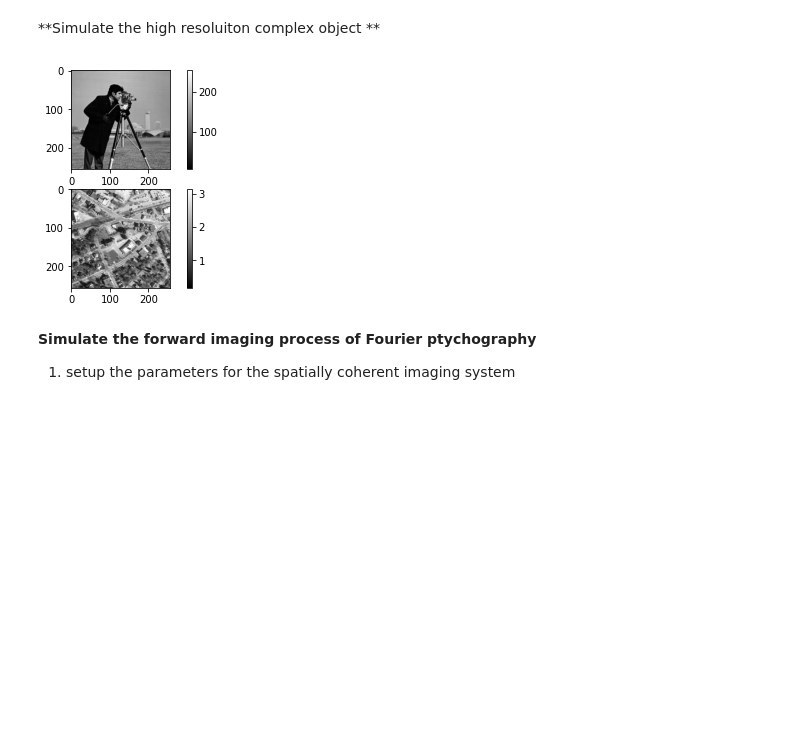
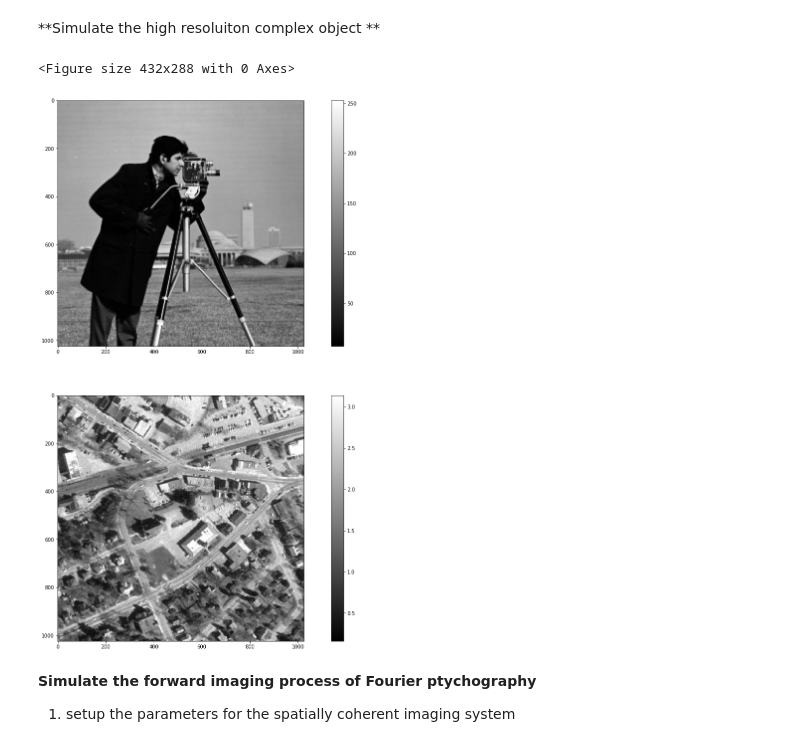
Before and after one commit to KyungchulLee/FPM-simulation, a Jupyter notebook: Basic Fourier Ptychography_v2.ipynb, the cells around one changed output. Drawn from its saved outputs; the diff is of its cells as text; code cells hidden in the pictures; blank space fills up the shorter version.

```diff
--- a/Basic Fourier Ptychography_v2.ipynb
+++ b/Basic Fourier Ptychography_v2.ipynb
@@ -5,32 +5,35 @@
 # %%
 import numpy as np
 from PIL import Image
 import matplotlib.pyplot as plt
 import time
 
 #reshape size
-size_obj=256;
+size_obj=1024;
 
 ## objectAmplitude와 phase에 이미지 로드, size_obj로 리사이즈 해준다.
 objectAmplitude = Image.open('./cameraman.tif')
 objectAmplitude = objectAmplitude.resize((size_obj,size_obj))
 objectAmplitude=np.array(objectAmplitude)
 
 phase = Image.open('./westconcordorthophoto.png');
 phase = phase.resize((size_obj,size_obj))
 phase = np.array(phase)
 phase = phase/np.max(phase)
 
 object_function = np.multiply(objectAmplitude,np.exp(1j*np.pi*phase))
+plt.figure(1)
+plt.figure(figsize=(20, 20))
 plt.subplot(2,1,1)
 plt.imshow(np.absolute(object_function),cmap='gray')
 plt.colorbar()
 plt.subplot(2,1,2)
 plt.imshow(np.angle(object_function),cmap='gray')
 plt.colorbar()
 plt.show()
 # %% [output]
+<Figure size 432x288 with 0 Axes>
-[figure, old version]
+[figure, new version]
 # %% [markdown]
  **Simulate the forward imaging process of Fourier ptychography**
 
```
Also changed, not shown: parts of 4 cells of this notebook.
